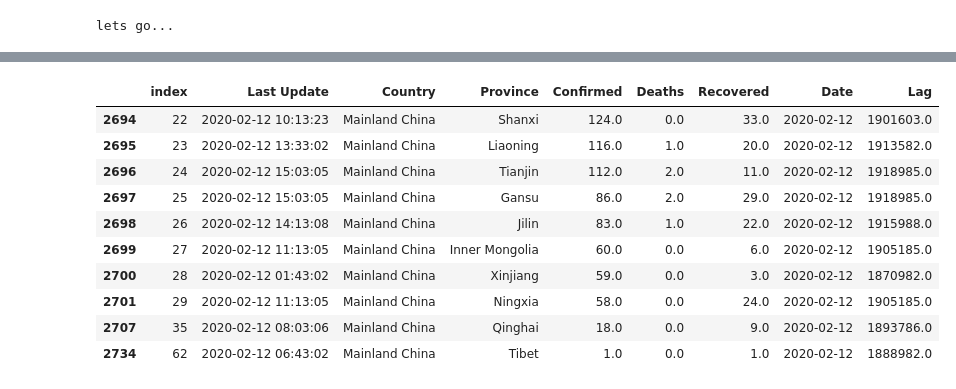
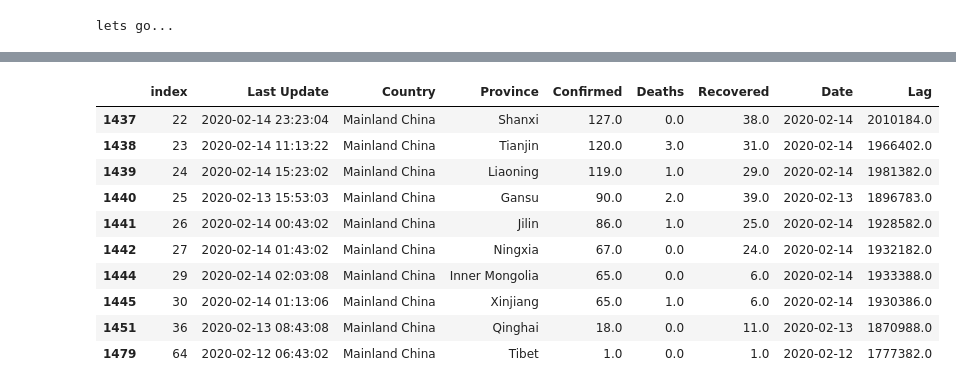
Before and after one commit to haggaishachar/2019-nCoV, a Jupyter notebook: coronavirus.ipynb, the cells around one changed output, grey strips where cells are left out. Saved outputs shown, nothing was run; the diff lists cells and outputs as text; code cells hidden in the pictures.

```diff
--- a/coronavirus.ipynb
+++ b/coronavirus.ipynb
@@ -39,46 +59,49 @@ import math
 # %%
 # read the raw data + basic pre-processing
 
 def parse_date_str(d):
     try:
-        return datetime.strptime(d, '%m/%d/%Y %H%p')
+        return datetime.strptime(d, '%Y-%m-%dT%H:%M:%S')
     except:
         try:
-            return datetime.strptime(d, '%m/%d/%y %H:%M')
+            return datetime.strptime(d, '%m/%d/%Y %H%p')
         except:
             try:
-                return datetime.strptime(d, '%m/%d/%Y %H:%M')
+                return datetime.strptime(d, '%m/%d/%y %H:%M')
             except:
                 try:
-                    return datetime.strptime(d, '%m/%d/%Y %H:%M:%S')
+                    return datetime.strptime(d, '%m/%d/%Y %H:%M')
                 except:
-                    return datetime.strptime(d, '%Y-%m-%d %H:%M:%S')
+                    try:
+                        return datetime.strptime(d, '%m/%d/%Y %H:%M:%S')
+                    except:
+                        return datetime.strptime(d, '%Y-%m-%d %H:%M:%S')
 
 
-path = 'daily_case_updates/*.csv'
+path = 'csse_covid_19_data\csse_covid_19_daily_reports/*.csv'
 all_cols = ['Last Update', 'Country/Region', 'Province/State', 'Confirmed', 'Deaths', 'Recovered']
 
 l = [pd.read_csv(filename)[all_cols] for filename in glob(path)]
 df = pd.concat(l, axis=0).reset_index().fillna(0)
 df = df.rename(columns = { 'Country/Region': 'Country', 'Province/State': 'Province'})
 df['Last Update'] = df['Last Update'].apply(parse_date_str)
 df['Date'] = df['Last Update'].apply(datetime.date)
 
 first_update = min(df['Last Update'])
 df['Lag'] = df['Last Update'].apply(lambda x: (x - first_update).total_seconds())
 df[df['Country'] == 'Mainland China'].tail(10)
 # %% [output]
 |  | index | Last Update | Country | Province | Confirmed | Deaths | Recovered | Date | Lag |
-| 2694 | 22 | 2020-02-12 10:13:23 | Mainland China | Shanxi | 124.0 | 0.0 | 33.0 | 2020-02-12 | 1901603.0 |
-| 2695 | 23 | 2020-02-12 13:33:02 | Mainland China | Liaoning | 116.0 | 1.0 | 20.0 | 2020-02-12 | 1913582.0 |
-| 2696 | 24 | 2020-02-12 15:03:05 | Mainland China | Tianjin | 112.0 | 2.0 | 11.0 | 2020-02-12 | 1918985.0 |
-| 2697 | 25 | 2020-02-12 15:03:05 | Mainland China | Gansu | 86.0 | 2.0 | 29.0 | 2020-02-12 | 1918985.0 |
-| 2698 | 26 | 2020-02-12 14:13:08 | Mainland China | Jilin | 83.0 | 1.0 | 22.0 | 2020-02-12 | 1915988.0 |
-| 2699 | 27 | 2020-02-12 11:13:05 | Mainland China | Inner Mongolia | 60.0 | 0.0 | 6.0 | 2020-02-12 | 1905185.0 |
-| 2700 | 28 | 2020-02-12 01:43:02 | Mainland China | Xinjiang | 59.0 | 0.0 | 3.0 | 2020-02-12 | 1870982.0 |
-| 2701 | 29 | 2020-02-12 11:13:05 | Mainland China | Ningxia | 58.0 | 0.0 | 24.0 | 2020-02-12 | 1905185.0 |
-| 2707 | 35 | 2020-02-12 08:03:06 | Mainland China | Qinghai | 18.0 | 0.0 | 9.0 | 2020-02-12 | 1893786.0 |
-| 2734 | 62 | 2020-02-12 06:43:02 | Mainland China | Tibet | 1.0 | 0.0 | 1.0 | 2020-02-12 | 1888982.0 |
+| 1437 | 22 | 2020-02-14 23:23:04 | Mainland China | Shanxi | 127.0 | 0.0 | 38.0 | 2020-02-14 | 2010184.0 |
+| 1438 | 23 | 2020-02-14 11:13:22 | Mainland China | Tianjin | 120.0 | 3.0 | 31.0 | 2020-02-14 | 1966402.0 |
+| 1439 | 24 | 2020-02-14 15:23:02 | Mainland China | Liaoning | 119.0 | 1.0 | 29.0 | 2020-02-14 | 1981382.0 |
+| 1440 | 25 | 2020-02-13 15:53:03 | Mainland China | Gansu | 90.0 | 2.0 | 39.0 | 2020-02-13 | 1896783.0 |
+| 1441 | 26 | 2020-02-14 00:43:02 | Mainland China | Jilin | 86.0 | 1.0 | 25.0 | 2020-02-14 | 1928582.0 |
+| 1442 | 27 | 2020-02-14 01:43:02 | Mainland China | Ningxia | 67.0 | 0.0 | 24.0 | 2020-02-14 | 1932182.0 |
+| 1444 | 29 | 2020-02-14 02:03:08 | Mainland China | Inner Mongolia | 65.0 | 0.0 | 6.0 | 2020-02-14 | 1933388.0 |
+| 1445 | 30 | 2020-02-14 01:13:06 | Mainland China | Xinjiang | 65.0 | 1.0 | 6.0 | 2020-02-14 | 1930386.0 |
+| 1451 | 36 | 2020-02-13 08:43:08 | Mainland China | Qinghai | 18.0 | 0.0 | 11.0 | 2020-02-13 | 1870988.0 |
+| 1479 | 64 | 2020-02-12 06:43:02 | Mainland China | Tibet | 1.0 | 0.0 | 1.0 | 2020-02-12 | 1777382.0 |
 # %%
 # summary
 summary = df.groupby(['Date', 'Country', 'Province'])['Confirmed', 'Deaths', 'Recovered'].max().reset_index()
```
Also changed, not shown: parts of 6 cells of this notebook.
